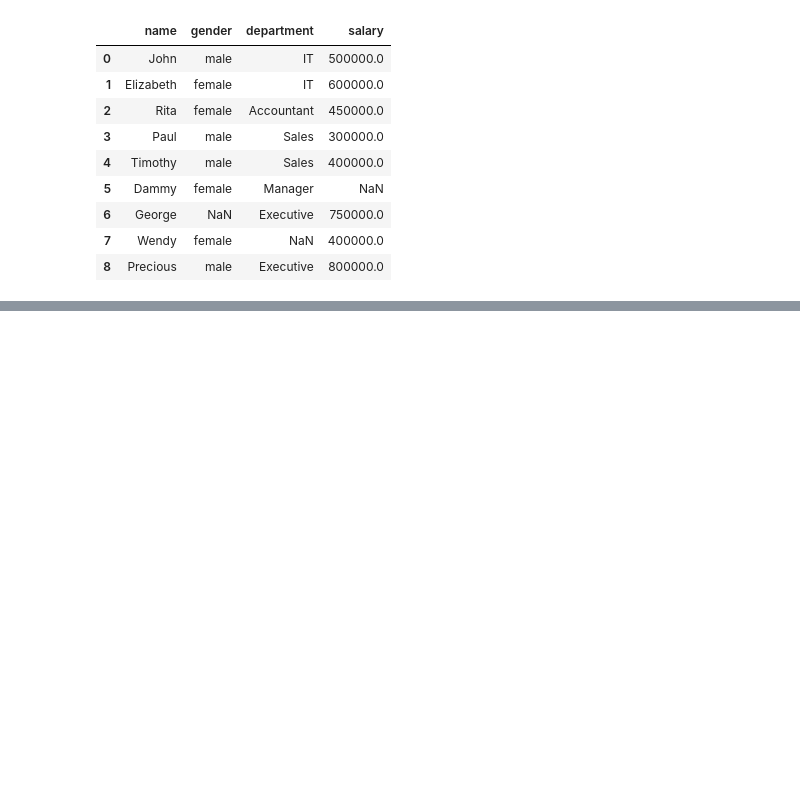
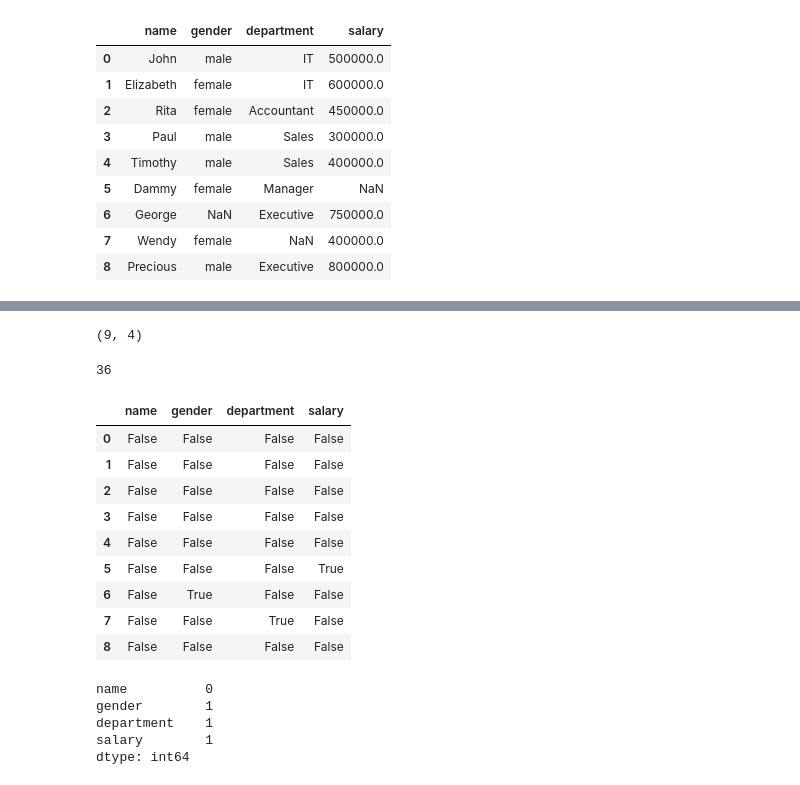
Before and after one commit to emmyvera/Python4DA, a Jupyter notebook: Pandas Lesson 3.ipynb, the cells around one changed output, grey strips where cells are left out. Cells and saved outputs as stored; diff of their text form; code cells hidden in the pictures; blank space fills up the shorter version.

```diff
--- a/Pandas Lesson 3.ipynb
+++ b/Pandas Lesson 3.ipynb
@@ -17,0 +44,29 @@ df
+# %%
+df.shape
+# %% [output]
+(9, 4)
+# %%
+df.size
+# %% [output]
+36
+# %%
+df.isnull()
+# %% [output]
+|  | name | gender | department | salary |
+| 0 | False | False | False | False |
+| 1 | False | False | False | False |
+| 2 | False | False | False | False |
+| 3 | False | False | False | False |
+| 4 | False | False | False | False |
+| 5 | False | False | False | True |
+| 6 | False | True | False | False |
+| 7 | False | False | True | False |
+| 8 | False | False | False | False |
+# %%
+df.isnull().sum()
+# %% [output]
+name          0
+gender        1
+department    1
+salary        1
+dtype: int64
```
Also changed, not shown: parts of 18 cells of this notebook.
